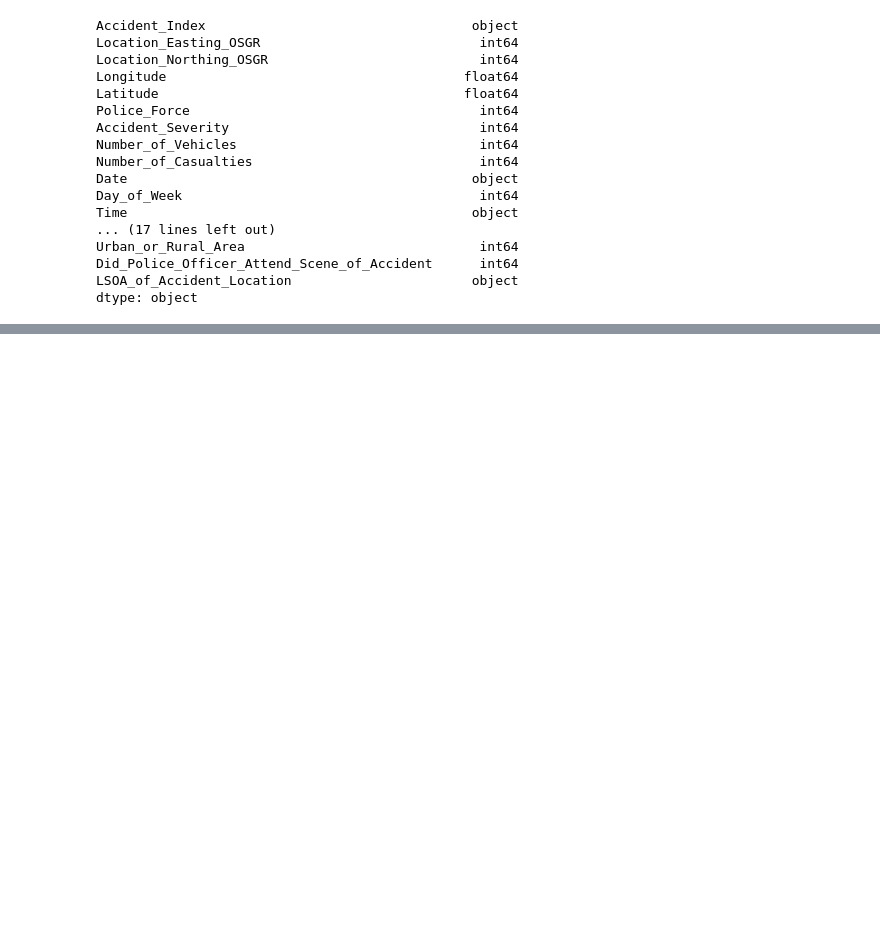
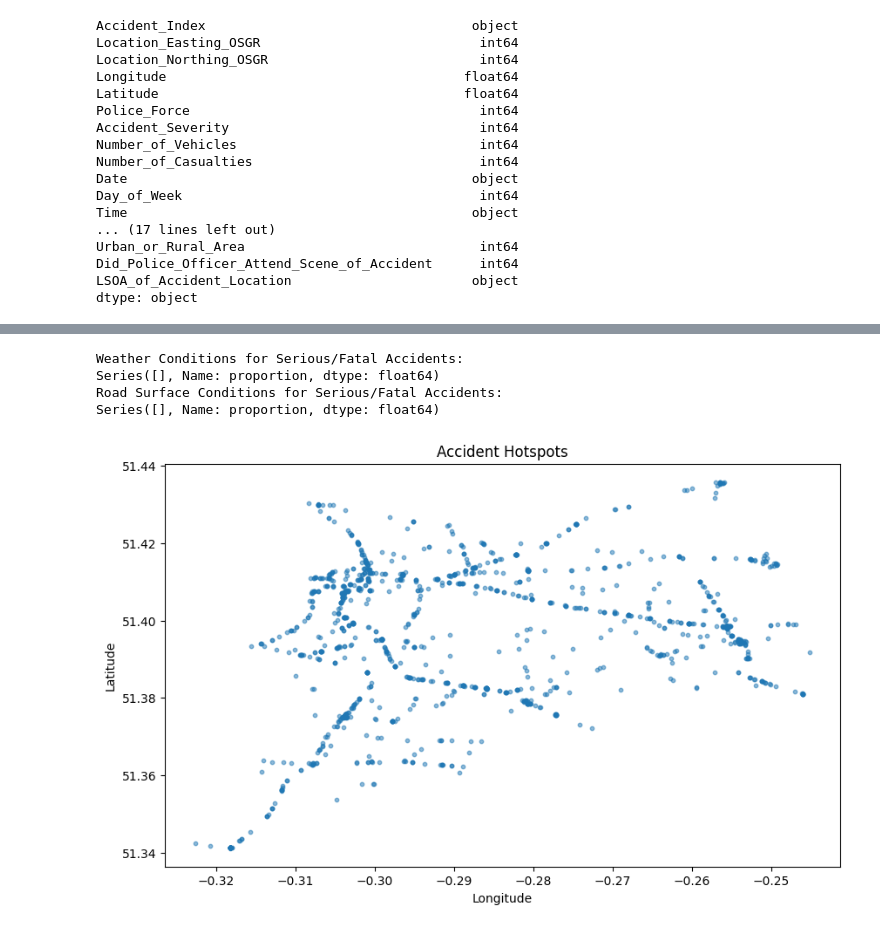
Before and after one commit to christopherjude/data-mining, a Jupyter notebook: accidents.ipynb, the cells around one changed output, grey strips where cells are left out. Drawn from its saved outputs; the diff is of its cells as text; code cells hidden in the pictures; blank space fills up the shorter version.

```diff
--- a/accidents.ipynb
+++ b/accidents.ipynb
@@ -156,0 +205,5 @@ Name: LSOA_of_Accident_Location, Length: 2070, dtype: object
+# %%
+#Tackle data quality issues
+# Drop duplicates
+processed_df = processed_df[processed_df.columns[~processed_df.columns.isin(['Location_Easting_OSGR', 'Location_Northing_OSGR'])]] # Drop two variables TOWN_No and CMEDV
+processed_df
@@ -156,0 +224,3 @@ Name: LSOA_of_Accident_Location, Length: 2070, dtype: object
+# %%
+my_data_no_missing = processed_df.dropna()
+my_data_no_missing.shape
@@ -156,0 +229,17 @@ Name: LSOA_of_Accident_Location, Length: 2070, dtype: object
+# %%
+numerical_cols = ['Number_of_Casualties', 'Longitude', 'Latitude']
+
+# Remove outliers using IQR
+outliers_index = []
+for col in numerical_cols:
+    Q1 = my_data_no_missing[col].quantile(0.25)
+    Q3 = my_data_no_missing[col].quantile(0.75)
+    IQR = Q3 - Q1
+    lower_bound = Q1 - 1.5 * IQR
+    upper_bound = Q3 + 1.5 * IQR
+    outliers_index += my_data_no_missing.index[(my_data_no_missing[col] < lower_bound) | (my_data_no_missing[col] > upper_bound)].tolist()
+
+# Drop rows with outliers
+outliers_index = set(outliers_index)
+my_data_cleaned = my_data_no_missing.drop(index=outliers_index)
+my_data_cleaned.shape
@@ -156,0 +275,28 @@ Name: LSOA_of_Accident_Location, Length: 2070, dtype: object
+# %%
+# Filter rows for serious and fatal accidents
+serious_accidents = my_data_cleaned[my_data_cleaned['Accident_Severity'].isin(['Serious', 'Fatal'])]
+
+# Analyze Weather Conditions for serious accidents
+serious_weather = serious_accidents['Weather_Conditions'].value_counts(normalize=True)
+print("Weather Conditions for Serious/Fatal Accidents:")
+print(serious_weather)
+
+# Analyze Road Surface Conditions for serious accidents
+serious_road_surface = serious_accidents['Road_Surface_Conditions'].value_counts(normalize=True)
+print("Road Surface Conditions for Serious/Fatal Accidents:")
+print(serious_road_surface)
+# %% [output]
+Weather Conditions for Serious/Fatal Accidents:
+Series([], Name: proportion, dtype: float64)
+Road Surface Conditions for Serious/Fatal Accidents:
+Series([], Name: proportion, dtype: float64)
+# %%
+# Plot accident hotspots
+plt.figure(figsize=(10, 6))
+plt.scatter(my_data_cleaned['Longitude'], my_data_cleaned['Latitude'], alpha=0.5, s=10)
+plt.title("Accident Hotspots")
+plt.xlabel("Longitude")
+plt.ylabel("Latitude")
+plt.show()
+# %% [output]
+[figure, added]
```
Also changed, not shown: parts of 21 cells of this notebook, 2 other files.
